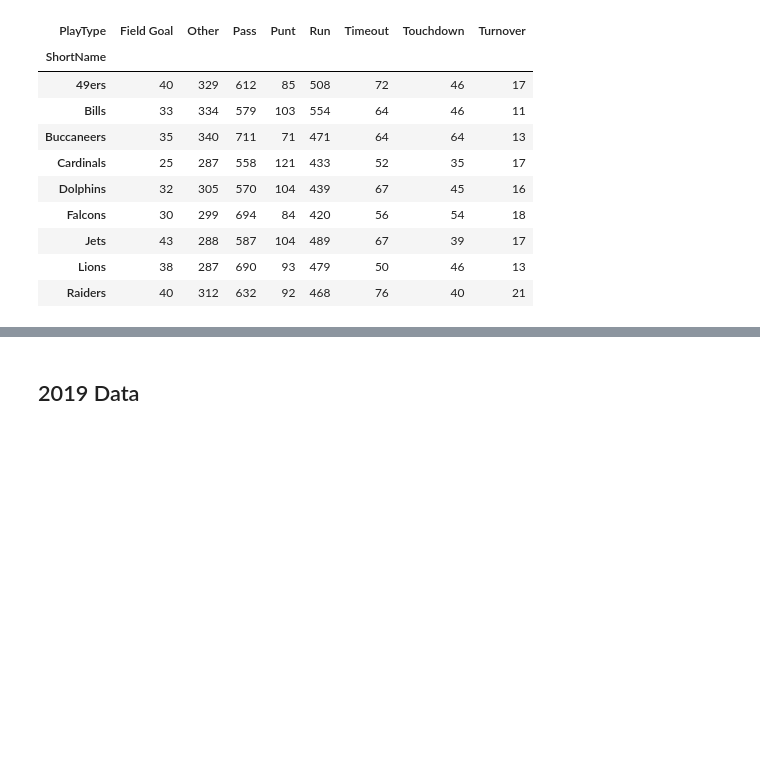
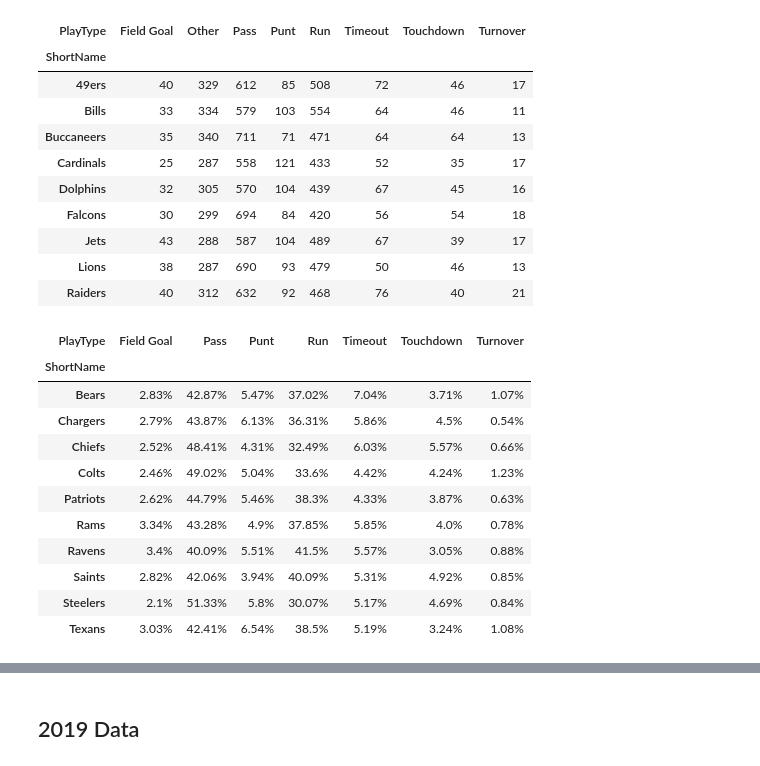
Before and after one commit to jakeschild9/NFL_Winning_Plays, a Jupyter notebook: Play_Count.ipynb, the cells around one changed output, grey strips where cells are left out. Drawn from its saved outputs; the diff is of its cells as text; code cells hidden in the pictures; blank space fills up the shorter version.

```diff
--- a/Play_Count.ipynb
+++ b/Play_Count.ipynb
@@ -116,3 +186,21 @@ bottom2018
 | Jets | 43 | 288 | 587 | 104 | 489 | 67 | 39 | 17 |
 | Lions | 38 | 287 | 690 | 93 | 479 | 50 | 46 | 13 |
 | Raiders | 40 | 312 | 632 | 92 | 468 | 76 | 40 | 21 |
+# %%
+#2018 percentage tables
+topPct2018, bottomPct2018 = play_count_percentage("2018_scores.csv", "2018_plays.csv")
+# %%
+topPct2018
+# %% [output]
+| PlayType | Field Goal | Pass | Punt | Run | Timeout | Touchdown | Turnover |
+| ShortName |  |  |  |  |  |  |  |
+| Bears | 2.83% | 42.87% | 5.47% | 37.02% | 7.04% | 3.71% | 1.07% |
+| Chargers | 2.79% | 43.87% | 6.13% | 36.31% | 5.86% | 4.5% | 0.54% |
+| Chiefs | 2.52% | 48.41% | 4.31% | 32.49% | 6.03% | 5.57% | 0.66% |
+| Colts | 2.46% | 49.02% | 5.04% | 33.6% | 4.42% | 4.24% | 1.23% |
+| Patriots | 2.62% | 44.79% | 5.46% | 38.3% | 4.33% | 3.87% | 0.63% |
+| Rams | 3.34% | 43.28% | 4.9% | 37.85% | 5.85% | 4.0% | 0.78% |
+| Ravens | 3.4% | 40.09% | 5.51% | 41.5% | 5.57% | 3.05% | 0.88% |
+| Saints | 2.82% | 42.06% | 3.94% | 40.09% | 5.31% | 4.92% | 0.85% |
+| Steelers | 2.1% | 51.33% | 5.8% | 30.07% | 5.17% | 4.69% | 0.84% |
+| Texans | 3.03% | 42.41% | 6.54% | 38.5% | 5.19% | 3.24% | 1.08% |
```
Also changed, not shown: parts of 24 cells of this notebook.
